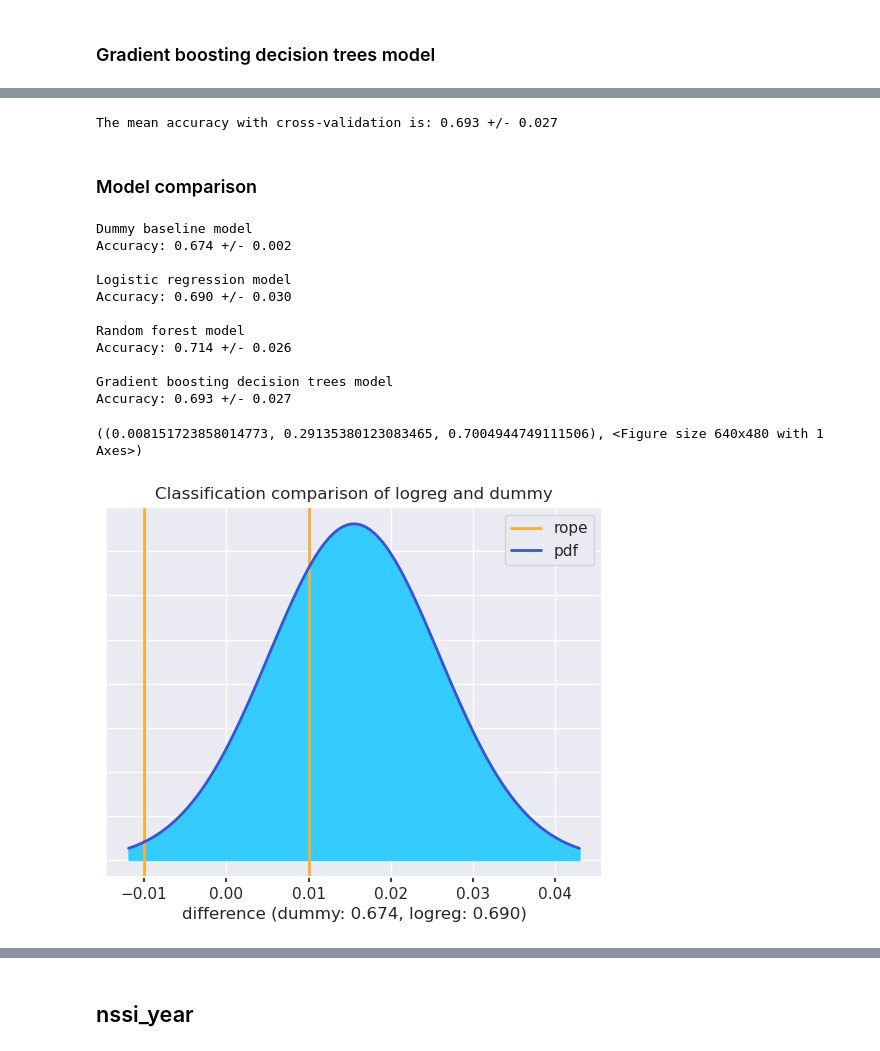
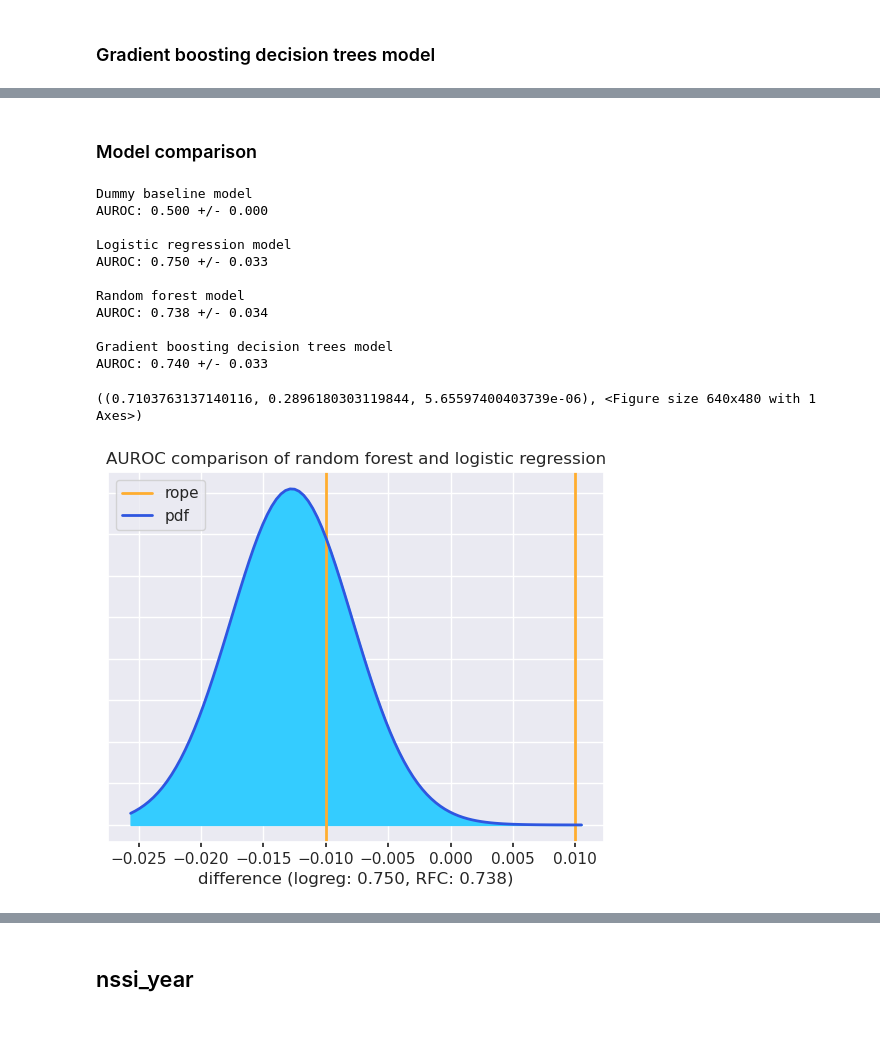
Before and after one commit to NRKako/machine_learning, a Jupyter notebook: self_harm.ipynb, the cells around one changed output, grey strips where cells are left out. Saved outputs shown, nothing was run; the diff lists cells and outputs as text; code cells hidden in the pictures.

```diff
--- a/self_harm.ipynb
+++ b/self_harm.ipynb
@@ -693,10 +773,12 @@ pipeline = make_pipeline(preprocessor, imputer, rfc)
 # %%
-# hyperparameter tuning
+pipeline.set_params(randomforestclassifier__n_estimators=200)
+pipeline.set_params(randomforestclassifier__max_features=0.1)
+
 # first generate validation curve for max_leaf_nodes
-max_leaf_nodes_values = [64, 128, 256, 512, 1024]
+max_leaf_nodes_values = [32, 64, 128, 256]
 train_scores, test_scores = validation_curve(
     pipeline, features, target, param_name='randomforestclassifier__max_leaf_nodes',
-    param_range=max_leaf_nodes_values, scoring='accuracy', n_jobs=2)
+    param_range=max_leaf_nodes_values, scoring='roc_auc', n_jobs=2)
 # %%
 # plot validation curve for max_leaf_nodes
 plt.errorbar(max_leaf_nodes_values, train_scores.mean(axis=1), yerr=train_scores.std(axis=1), label="Training score")
@@ -713,9 +793,9 @@ _ = plt.title("Validation curve for max_leaf_nodes")
 # %%
-pipeline.set_params(randomforestclassifier__max_leaf_nodes=256)
+pipeline.set_params(randomforestclassifier__max_features=0.2)
 
-# next we'll tune max_features
-max_features_values = [0.1, 0.2, 0.3, 0.4, 0.5, 0.6, 0.7, 0.8, 0.9]
+# generate validation curve for max_leaf_nodes
+max_leaf_nodes_values = [32, 64, 128, 256]
 train_scores, test_scores = validation_curve(
-    pipeline, features, target, param_name='randomforestclassifier__max_features',
-    param_range=max_features_values, scoring='accuracy', n_jobs=2)
+    pipeline, features, target, param_name='randomforestclassifier__max_leaf_nodes',
+    param_range=max_leaf_nodes_values, scoring='roc_auc', n_jobs=2)
 # %%
@@ -755,5 +833,16 @@ _ = plt.title("Validation curve for n_estimators")
 # %%
-pipeline.set_params(randomforestclassifier__n_estimators=200)
+pipeline.set_params(randomforestclassifier__max_features=0.1)
+pipeline.set_params(randomforestclassifier__max_leaf_nodes=64)
 
 # get results from tuned model
-rfc_results = cross_validate(pipeline, features, target, cv=cross_val)
+rfc_results = cross_validate(pipeline, features, target,
+                             scoring=['accuracy', 'precision', 'recall', 'roc_auc'], cv=cross_val)
+
+print('The mean accuracy with cross-validation is: '
+      f'{rfc_results["test_accuracy"].mean():.3f} +/- {rfc_results["test_accuracy"].std():.3f}')
+print('The mean precision with cross-validation is: '
+      f'{rfc_results["test_precision"].mean():.3f} +/- {rfc_results["test_precision"].std():.3f}')
+print('The mean recall with cross-validation is: '
+      f'{rfc_results["test_recall"].mean():.3f} +/- {rfc_results["test_recall"].std():.3f}')
+print('The mean AUROC with cross-validation is: '
+      f'{rfc_results["test_roc_auc"].mean():.3f} +/- {rfc_results["test_roc_auc"].std():.3f}')
@@ -869,44 +952,39 @@ hgbc_results = cross_validate(pipeline, features, target, cv=cross_val,
-# %%
-print('The mean accuracy with cross-validation is: '
-      f'{hgbc_results["test_score"].mean():.3f} +/- {hgbc_results["test_score"].std():.3f}')
-# %% [output]
-The mean accuracy with cross-validation is: 0.693 +/- 0.027
 # %% [markdown]
 ### Model comparison
 # %%
 print('Dummy baseline model')
-print('Accuracy: '
-      f'{dummy_results["test_score"].mean():.3f} +/- {dummy_results["test_score"].std():.3f}')
+print('AUROC: '
+      f'{dummy_results["test_roc_auc"].mean():.3f} +/- {dummy_results["test_roc_auc"].std():.3f}')
 print()
 print('Logistic regression model')
-print('Accuracy: '
-      f'{logreg_results["test_score"].mean():.3f} +/- {logreg_results["test_score"].std():.3f}')
+print('AUROC: '
+      f'{logreg_results["test_roc_auc"].mean():.3f} +/- {logreg_results["test_roc_auc"].std():.3f}')
 print()
 print('Random forest model')
-print('Accuracy: '
-      f'{rfc_results["test_score"].mean():.3f} +/- {rfc_results["test_score"].std():.3f}')
+print('AUROC: '
+      f'{rfc_results["test_roc_auc"].mean():.3f} +/- {rfc_results["test_roc_auc"].std():.3f}')
 print()
 print('Gradient boosting decision trees model')
-print('Accuracy: '
-      f'{hgbc_results["test_score"].mean():.3f} +/- {hgbc_results["test_score"].std():.3f}')
+print('AUROC: '
+      f'{hgbc_results["test_roc_auc"].mean():.3f} +/- {hgbc_results["test_roc_auc"].std():.3f}')
 # %% [output]
 Dummy baseline model
-Accuracy: 0.674 +/- 0.002
+AUROC: 0.500 +/- 0.000
 
 Logistic regression model
-Accuracy: 0.690 +/- 0.030
+AUROC: 0.750 +/- 0.033
 
 Random forest model
-Accuracy: 0.714 +/- 0.026
+AUROC: 0.738 +/- 0.034
 
 Gradient boosting decision trees model
-Accuracy: 0.693 +/- 0.027
+AUROC: 0.740 +/- 0.033
 # %%
-# statistical tests comparing performance
-logreg_vs_dummy = two_on_single(x=dummy_results["test_score"], y=logreg_results["test_score"],
-                                rope=0.01, runs=10, names=('dummy', 'logreg'), plot=True)
-plt.title("Classification comparison of logreg and dummy")
-print(logreg_vs_dummy)
+# statistical test comparing performance
+rfc_vs_logreg = two_on_single(x=logreg_results["test_roc_auc"], y=rfc_results["test_roc_auc"],
+                                rope=0.01, runs=10, names=('logreg', 'RFC'), plot=True)
+plt.title("AUROC comparison of random forest and logistic regression")
+print(rfc_vs_logreg)
 # %% [output]
-((0.008151723858014773, 0.29135380123083465, 0.7004944749111506), <Figure size 640x480 with 1 Axes>)
+((0.7103763137140116, 0.2896180303119844, 5.65597400403739e-06), <Figure size 640x480 with 1 Axes>)
-[figure, old version]
+[figure, new version]
```
Also changed, not shown: parts of 178 cells of this notebook.
